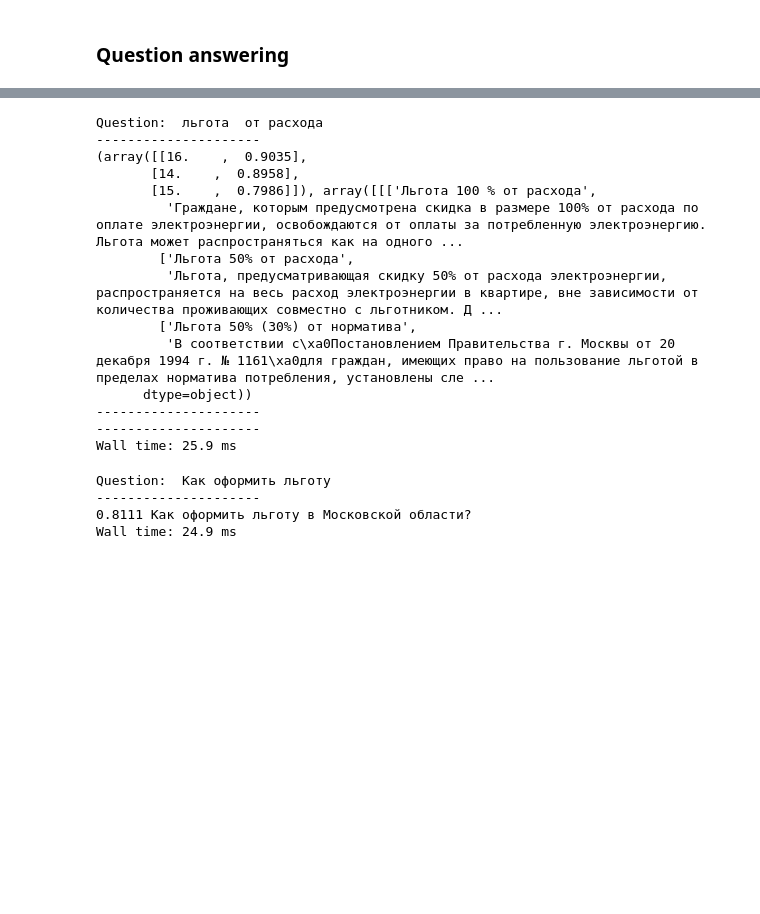
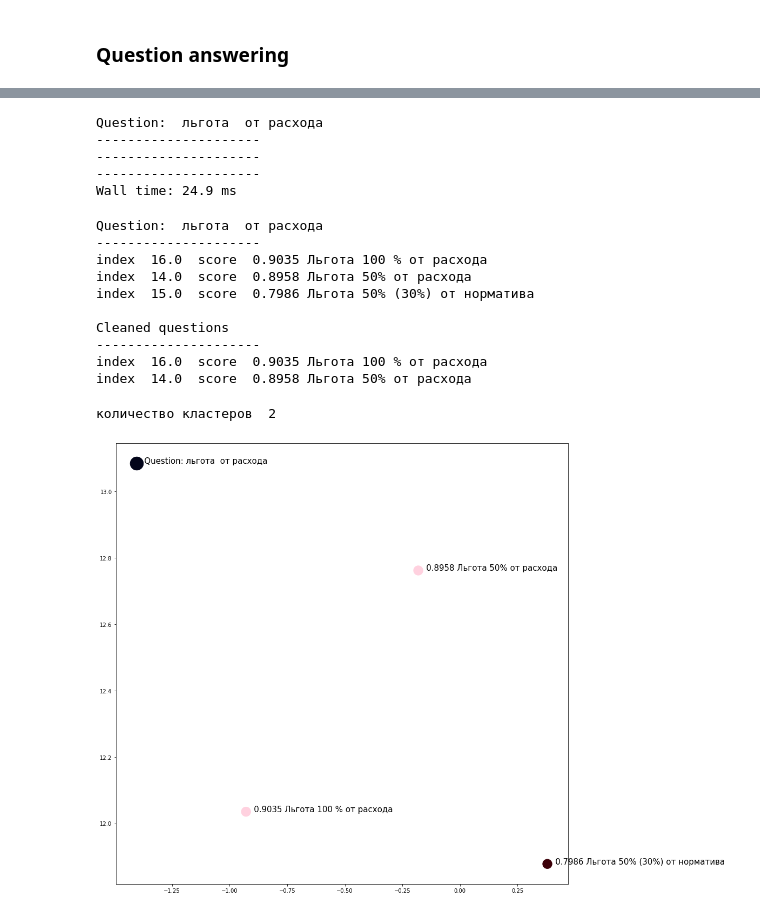
Before and after one commit to ArmageddonReloadedDK/text_multiclass_classification, a Jupyter notebook: faq_and_service.ipynb, the cells around one changed output, grey strips where cells are left out. Saved outputs shown, nothing was run; the diff lists cells and outputs as text; code cells hidden in the pictures; blank space fills up the shorter version.

Commit message:
added question cleaning based clusterization

```diff
--- a/faq_and_service.ipynb
+++ b/faq_and_service.ipynb
@@ -139,6 +139,6 @@ class SearchEngine():
 %%time
 sbert_name="sberbank-ai/sbert_large_mt_nlu_ru"
 # https://rusvectores.org/ru/models/
-fasttext_path='214/model.model'
+fasttext_path='weights/model.model'
 engine=SearchEngine(faq.values,sbert_name,fasttext_path)
 # %% [output]
@@ -166,25 +166,16 @@ output=search_faq(engine,question,eps,minimal_score,mode=mode,beta=beta)
 
 min_val=0.5
 #cleaned_question=clean_question(SearchEngine.vectorize_sentence_ft,question,output[:,0],min_val)
-print(output)
+#print(output)
 print('---------------------')
 #print('Cleaned question:',cleaned_question)
 print('---------------------')
 # %% [output]
 Question:  льгота  от расхода
 ---------------------
-(array([[16.    ,  0.9035],
-       [14.    ,  0.8958],
-       [15.    ,  0.7986]]), array([[['Льгота 100 % от расхода',
-         'Граждане, которым предусмотрена скидка в размере 100% от расхода по оплате электроэнергии, освобождаются от оплаты за потребленную электроэнергию. Льгота может распространяться как на одного ...
-        ['Льгота 50% от расхода',
-         'Льгота, предусматривающая скидку 50% от расхода электроэнергии, распространяется на весь расход электроэнергии в квартире, вне зависимости от количества проживающих совместно с льготником. Д ...
-        ['Льгота 50% (30%) от норматива',
-         'В соответствии с\xa0Постановлением Правительства г. Москвы от 20 декабря 1994 г. № 1161\xa0для граждан, имеющих право на пользование льготой в пределах норматива потребления, установлены сле ...
-      dtype=object))
 ---------------------
 ---------------------
-Wall time: 25.9 ms
+Wall time: 24.9 ms
 # %%
  def calculate_faq(question_emb,faq_embs,eps,minimal_score,mode):
 
@@ -235,15 +226,44 @@ def find_faq(engine,question,eps,minimal_score,mode,verbose=False,plot=False):
         print('---------------------')
         questions=engine.faq[questions_indeces][0,:,0]
         for i,faq_question in enumerate(questions):
-            print(faq_logits[i,1],faq_question)
+            print('index ',faq_logits[i,0],' score ', faq_logits[i,1],faq_question)
 
     n_clusters=2
-    if faq_logits.shape[0]>=n_clusters:
+    if faq_logits.shape[0]>n_clusters:
 
         clustering=cluster.KMeans(n_clusters)
         #clustering = cluster.OPTICS(min_samples=3, xi=.05, min_cluster_size=.05)
 
         db_clusters = clustering.fit_predict(faq_embs[questions_indeces][0])
+
+
+        clusters_score=np.zeros((n_clusters))
+        clusters_size=np.zeros((n_clusters))
+
+        for i,logit in enumerate(faq_logits):
+            index=db_clusters[i]
+            clusters_score[index]+=logit[1]
+            clusters_size[index]+=1
+
+        clusters_mean_score=clusters_score/clusters_size
+
+        max_score_index=0
+        max_score_val=0
+
+        for i,cluster_val in enumerate(clusters_mean_score):
+            if cluster_val> max_score_val:
+                max_score_val=cluster_val
+                max_score_index=i
+
+        true_faq_lofits=faq_logits[np.where(db_clusters==max_score_index)]
+
+        if verbose:
+            print('\nCleaned questions')
+            print('---------------------')
+            true_questions_indeces=true_faq_lofits[:,0].astype('int64').reshape((1,-1))
+            questions=engine.faq[true_questions_indeces][0,:,0]
+            for i,faq_question in enumerate(questions):
+                print('index ',faq_logits[i,0],' score ', faq_logits[i,1],faq_question)
 
         if plot:
 
@@ -269,23 +289,31 @@ def find_faq(engine,question,eps,minimal_score,mode,verbose=False,plot=False):
 # %%
 %%time
 noise=' пук кряк пиво интерал'
 noise2=' а то я не умею'
 question=faq['Question'][51] +noise2+noise
-question='Как оформить льготу '
-#question='льгота  от расхода'
+#question='Как оформить льготу '
+question='льгота  от расхода'
 #question='Как будут осуществляться начисления если счетчик сломается'
 
 
 eps=0.15
-minimal_score=0.75
+minimal_score=0.6
 beta=1.5
 
 modes=['fasttext','sbert']
 mode=modes[1]
 
 output=find_faq(engine,question,eps,minimal_score,mode=mode,verbose=True,plot=True)
 # %% [output]
-Question:  Как оформить льготу
+Question:  льгота  от расхода
 ---------------------
-0.8111 Как оформить льготу в Московской области?
-Wall time: 24.9 ms
+index  16.0  score  0.9035 Льгота 100 % от расхода
+index  14.0  score  0.8958 Льгота 50% от расхода
+index  15.0  score  0.7986 Льгота 50% (30%) от норматива
+
+Cleaned questions
+---------------------
+index  16.0  score  0.9035 Льгота 100 % от расхода
+index  14.0  score  0.8958 Льгота 50% от расхода
+количество кластеров  2
+[figure, added]
```
Also changed, not shown: parts of 17 cells of this notebook, 2 other files.
